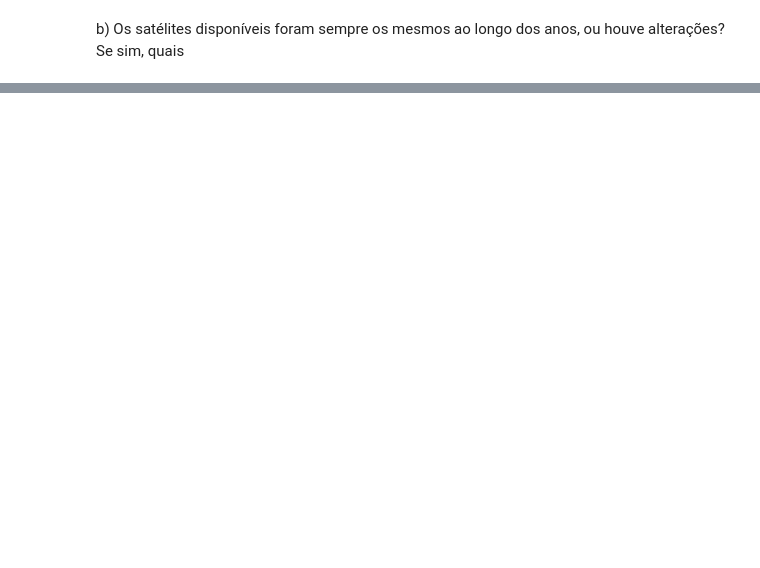
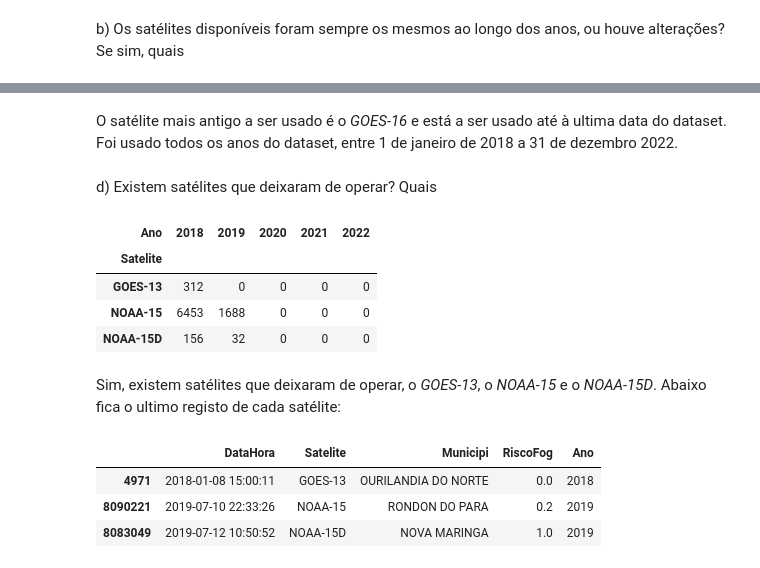
Before and after one commit to Miguel-Rodrigues/ipp.mi.data-science-programming, a Jupyter notebook: src/projeto1/Projeto1.ipynb, the cells around one changed output, grey strips where cells are left out. Saved outputs shown, nothing was run; the diff lists cells and outputs as text; code cells hidden in the pictures; blank space fills up the shorter version.

```diff
--- a/src/projeto1/Projeto1.ipynb
+++ b/src/projeto1/Projeto1.ipynb
@@ -236,0 +361,27 @@ Resposta: O uso dos satélites variou ao longo dos anos:
+# %% [markdown]
+O satélite mais antigo a ser usado é o *GOES-16* e está a ser usado até à ultima data do dataset. Foi usado todos os anos do dataset, entre 1 de janeiro de 2018 a 31 de dezembro 2022.
+# %% [markdown]
+d) Existem satélites que deixaram de operar? Quais
+# %%
+expirados = satelites_por_ano[satelites_por_ano[2022] == 0]
+expirados
+# %% [output]
+| Ano | 2018 | 2019 | 2020 | 2021 | 2022 |
+| Satelite |  |  |  |  |  |
+| GOES-13 | 312 | 0 | 0 | 0 | 0 |
+| NOAA-15 | 6453 | 1688 | 0 | 0 | 0 |
+| NOAA-15D | 156 | 32 | 0 | 0 | 0 |
+# %% [markdown]
+Sim, existem satélites que deixaram de operar, o *GOES-13*, o *NOAA-15* e o *NOAA-15D*. Abaixo fica o ultimo registo de cada satélite:
+# %%
+incendios_dt_expirados = (incendios_dt[incendios_dt['Satelite']
+    .isin(expirados.index)]
+    .groupby("Satelite", as_index=False)
+    .tail(1))
+
+incendios_dt_expirados
+# %% [output]
+|  | DataHora | Satelite | Municipi | RiscoFog | Ano |
+| 4971 | 2018-01-08 15:00:11 | GOES-13 | OURILANDIA DO NORTE | 0.0 | 2018 |
+| 8090221 | 2019-07-10 22:33:26 | NOAA-15 | RONDON DO PARA | 0.2 | 2019 |
+| 8083049 | 2019-07-12 10:50:52 | NOAA-15D | NOVA MARINGA | 1.0 | 2019 |
```
Also changed, not shown: parts of 43 cells of this notebook, 2 other files.
